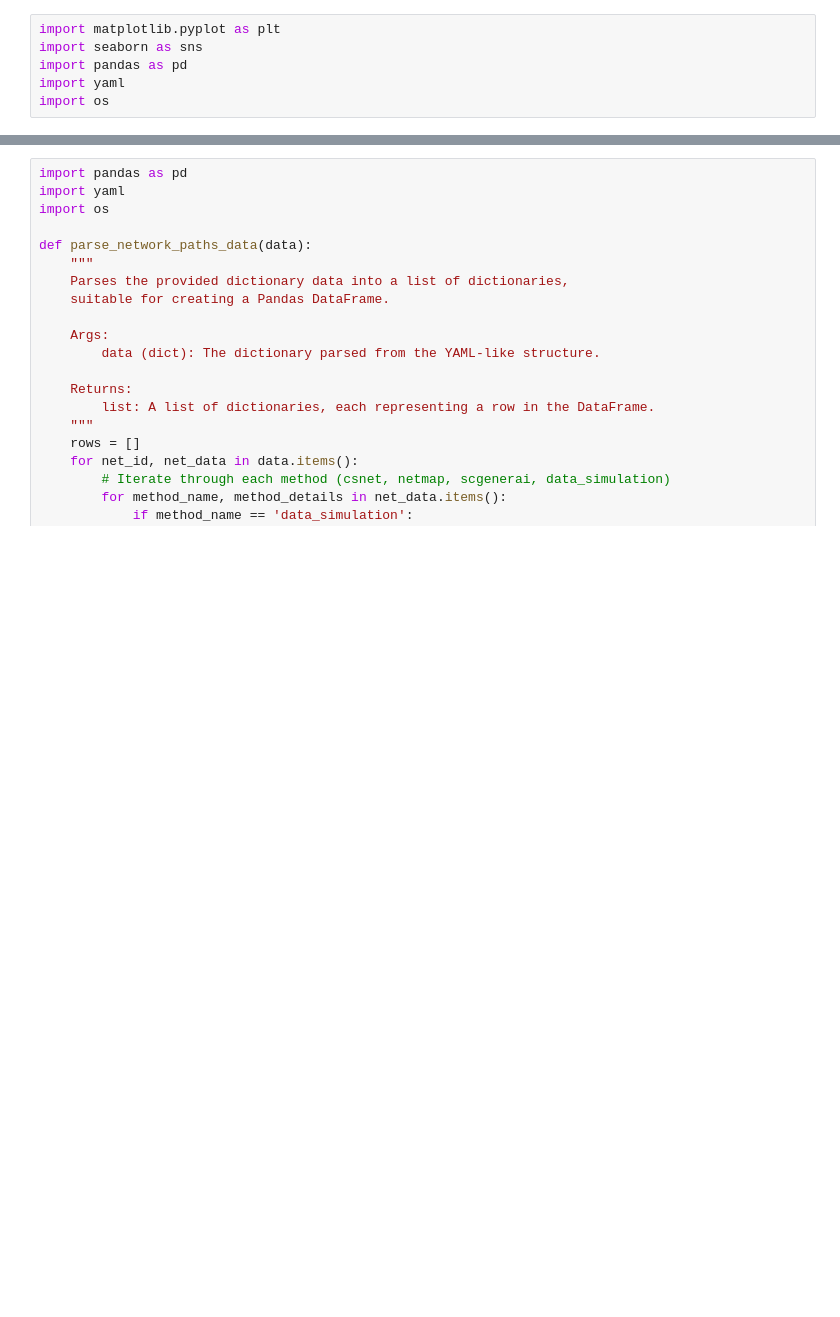
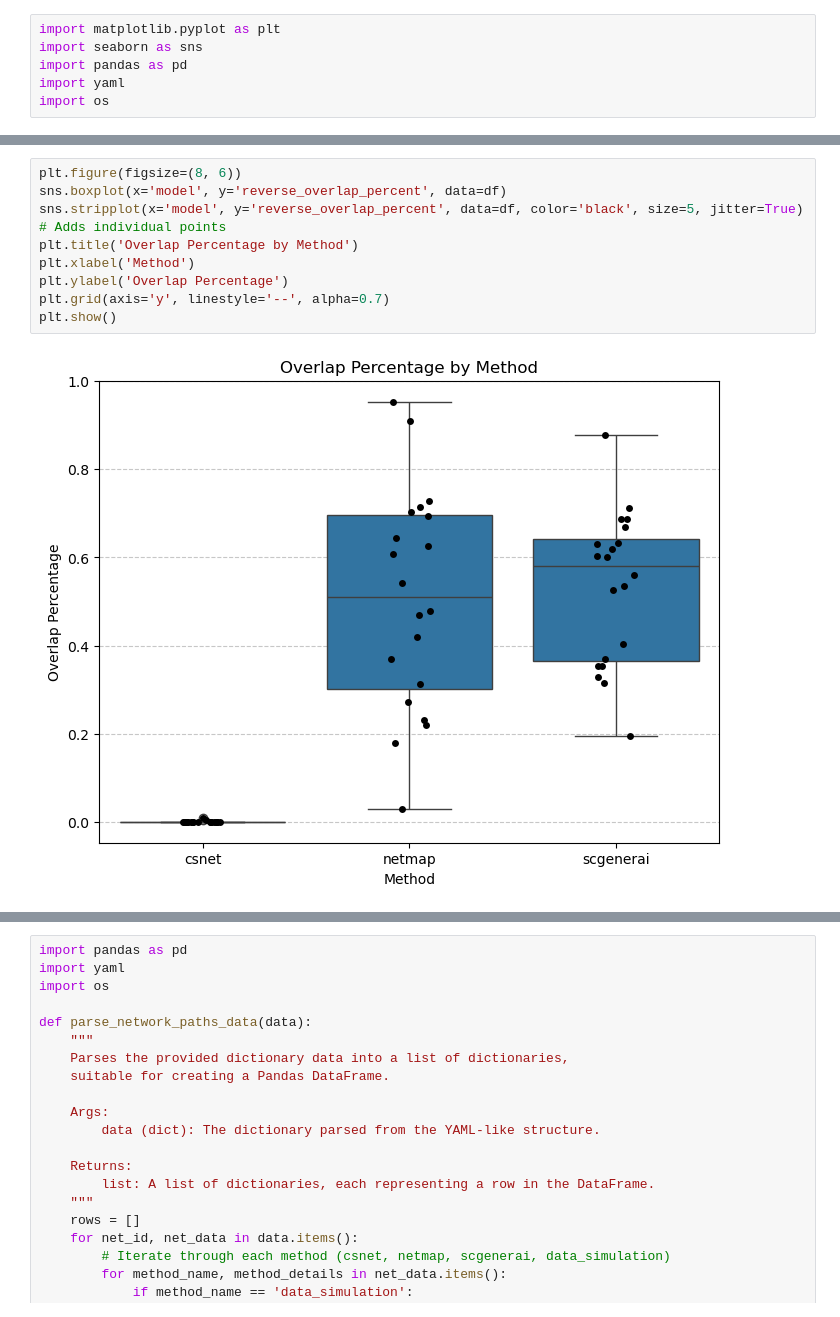
Before and after one commit to bionetslab/netmap-evaluation, a Jupyter notebook: src/evaluation/aggregated_results.ipynb, the cells around one changed output, grey strips where cells are left out. Drawn from its saved outputs; the diff is of its cells as text; blank space fills up the shorter version.

```diff
--- a/src/evaluation/aggregated_results.ipynb
+++ b/src/evaluation/aggregated_results.ipynb
@@ -152,3 +217,14 @@ plt.show()
+# %%
+plt.figure(figsize=(8, 6))
+sns.boxplot(x='model', y='reverse_overlap_percent', data=df)
+sns.stripplot(x='model', y='reverse_overlap_percent', data=df, color='black', size=5, jitter=True) # Adds individual points
+plt.title('Overlap Percentage by Method')
+plt.xlabel('Method')
+plt.ylabel('Overlap Percentage')
+plt.grid(axis='y', linestyle='--', alpha=0.7)
+plt.show()
+# %% [output]
+[figure, added]
 # %%
 plt.figure(figsize=(8, 6))
 sns.boxplot(x='model', y='clustering_score', data=df)
```
Also changed, not shown: parts of 8 cells of this notebook, 8 other files.
